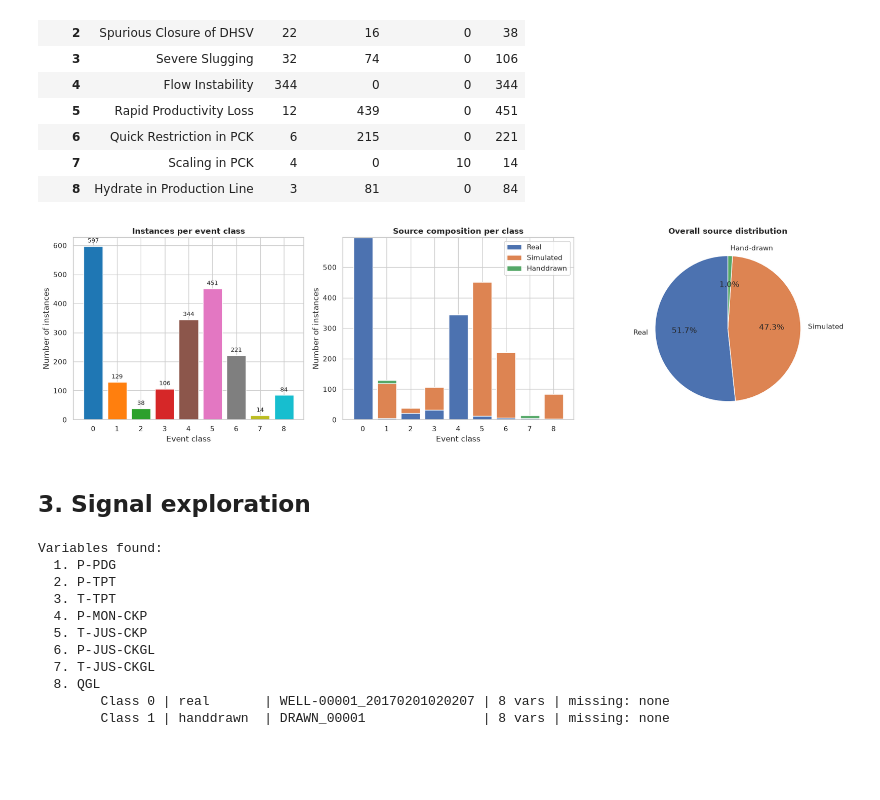
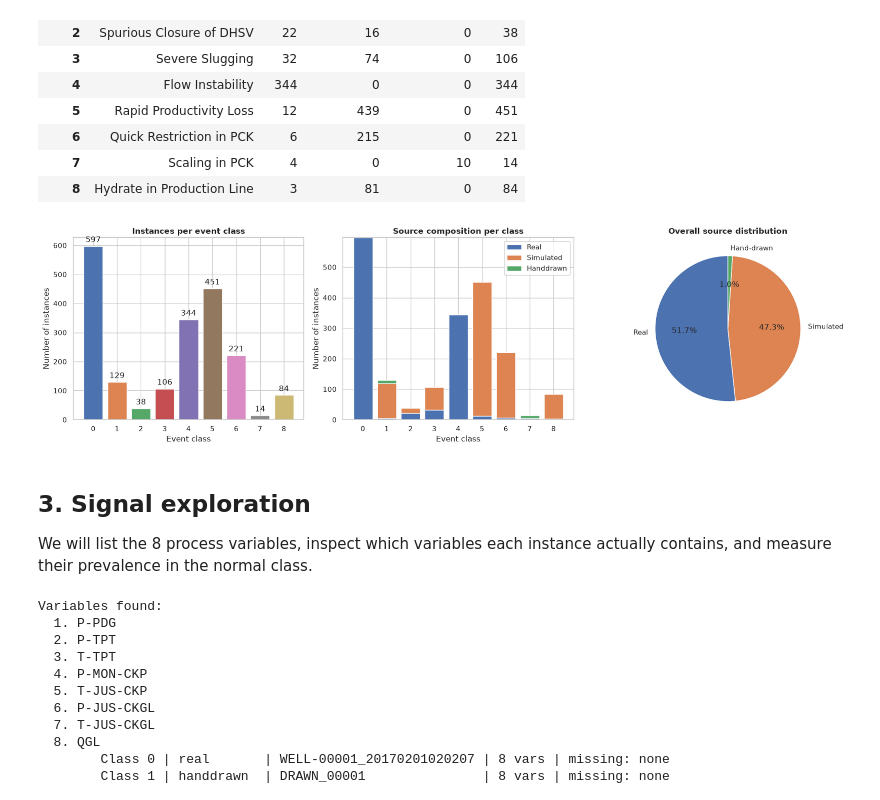
Before and after one commit to lollogiro/ai4i-transfer-learning-synthetic, a Jupyter notebook: stage1-data_exploration/3w_eda.ipynb, the cells around one changed output. Drawn from its saved outputs; the diff is of its cells as text; code cells hidden in the pictures; blank space fills up the shorter version.

```diff
--- a/stage1-data_exploration/3w_eda.ipynb
+++ b/stage1-data_exploration/3w_eda.ipynb
@@ -207,7 +205,8 @@ fig, axes = plt.subplots(1, 3, figsize=(18, 5))
 
 # Instances per class
 ax = axes[0]
-colors = plt.cm.tab10(np.linspace(0, 1, 9))
+colors = ['#4C72B0', '#DD8452', '#55A868', '#C44E52', '#8172B3',
+          '#937860', '#DA8BC3', '#8C8C8C', '#CCB974']
 bars = ax.bar(comp_df.index, comp_df['Total'], color=colors, edgecolor='white')
 ax.set_xlabel('Event class')
 ax.set_ylabel('Number of instances')
@@ -216,37 +215,39 @@ ax.set_xticks(range(9))
 ax.set_xticklabels([f'{i}' for i in range(9)], rotation=0)
 for bar, val in zip(bars, comp_df['Total']):
     ax.text(bar.get_x() + bar.get_width()/2, bar.get_height() + 8,
-            str(val), ha='center', va='bottom', fontsize=9)
+            str(val), ha='center', va='bottom')
 
 # Source distribution
 ax = axes[1]
 src_colors = ['#4C72B0', '#DD8452', '#55A868']
 bottom = np.zeros(9)
 for idx, src in enumerate(['real', 'simulated', 'handdrawn']):
     vals = comp_df[f'{src.capitalize()}'].values
     ax.bar(comp_df.index, vals, bottom=bottom, label=src.capitalize(),
            color=src_colors[idx], edgecolor='white')
     bottom += vals
 ax.set_xlabel('Event class')
 ax.set_ylabel('Number of instances')
 ax.set_title('Source composition per class', fontweight='bold')
 ax.set_xticks(range(9))
 ax.legend()
 
 # Overall source proportions
 ax = axes[2]
 source_totals = [
     sum(comp_df[f'{s.capitalize()}']) for s in ['real', 'simulated', 'handdrawn']
 ]
 ax.pie(source_totals, labels=['Real', 'Simulated', 'Hand-drawn'],
        colors=src_colors, autopct='%1.1f%%', startangle=90,
        wedgeprops={'edgecolor': 'white'})
 ax.set_title('Overall source distribution', fontweight='bold')
 
 plt.tight_layout()
 plt.show()
 # %% [output]
-[figure, old version]
+[figure, new version]
 # %% [markdown]
 ## 3. Signal exploration
+
+We will list the 8 process variables, inspect which variables each instance actually contains, and measure their prevalence in the normal class.
 # %%
```
Also changed, not shown: parts of 13 cells of this notebook, 1 other file.
